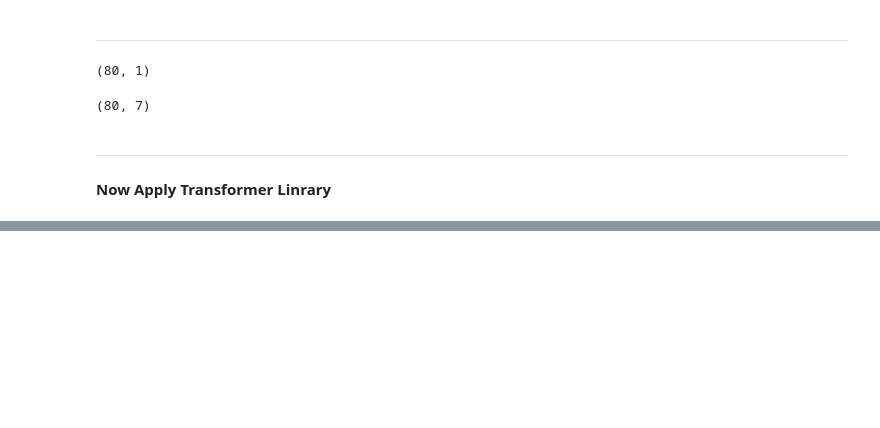
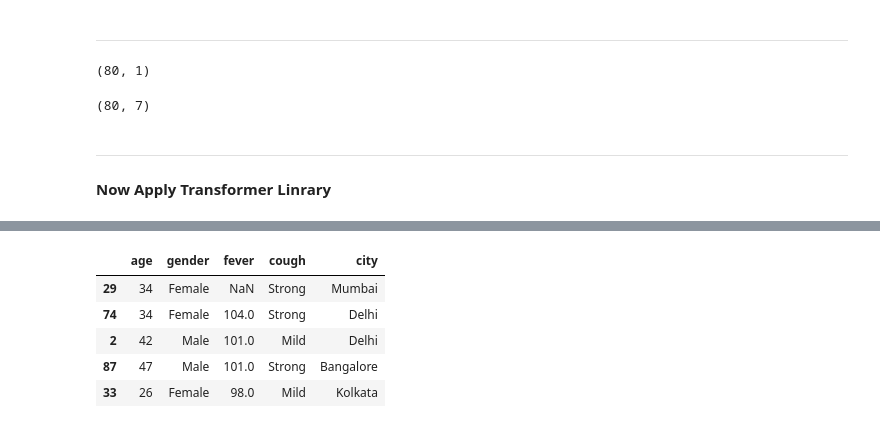
Before and after one commit to zain4cs/Encoding_Methods, a Jupyter notebook: Column_Transformer.ipynb, the cells around one changed output, grey strips where cells are left out. Drawn from its saved outputs; the diff is of its cells as text; code cells hidden in the pictures; blank space fills up the shorter version.

```diff
--- a/Column_Transformer.ipynb
+++ b/Column_Transformer.ipynb
@@ -137,2 +152,11 @@ ___________________
+# %%
+X_train.head()
+# %% [output]
+|  | age | gender | fever | cough | city |
+| 29 | 34 | Female | NaN | Strong | Mumbai |
+| 74 | 34 | Female | 104.0 | Strong | Delhi |
+| 2 | 42 | Male | 101.0 | Mild | Delhi |
+| 87 | 47 | Male | 101.0 | Strong | Bangalore |
+| 33 | 26 | Female | 98.0 | Mild | Kolkata |
 # %%
 from sklearn.compose import ColumnTransformer
```
Also changed, not shown: parts of 7 cells of this notebook.
